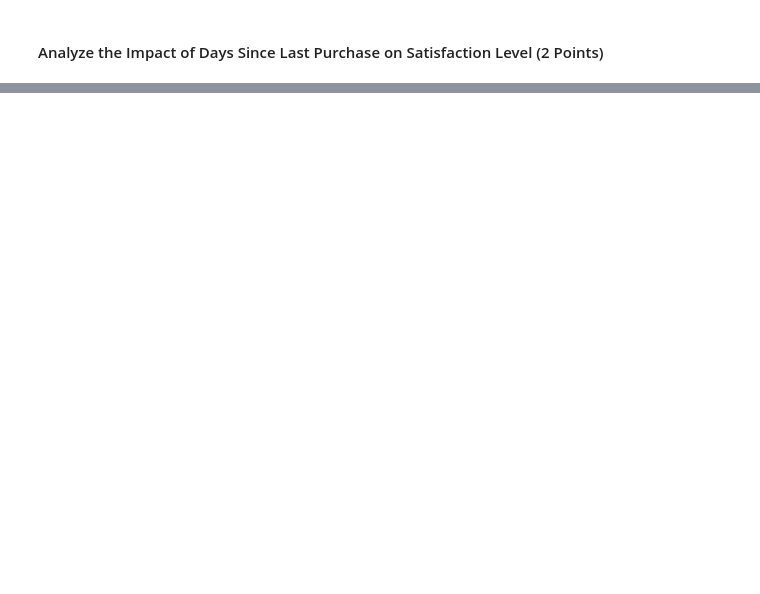
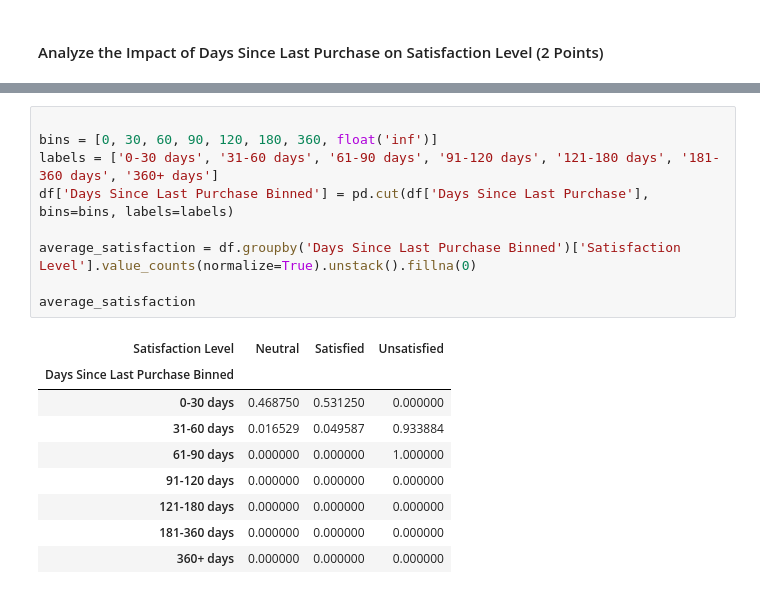
Before and after one commit to SAIRAALMAS88/SAIRAALMAS88, a Jupyter notebook: EDA_Assignment.ipynb, the cells around one changed output, grey strips where cells are left out. Drawn from its saved outputs; the diff is of its cells as text; blank space fills up the shorter version.

```diff
--- a/EDA_Assignment.ipynb
+++ b/EDA_Assignment.ipynb
@@ -333,0 +338,19 @@ plt.show()
+# %%
+
+bins = [0, 30, 60, 90, 120, 180, 360, float('inf')]
+labels = ['0-30 days', '31-60 days', '61-90 days', '91-120 days', '121-180 days', '181-360 days', '360+ days']
+df['Days Since Last Purchase Binned'] = pd.cut(df['Days Since Last Purchase'], bins=bins, labels=labels)
+
+average_satisfaction = df.groupby('Days Since Last Purchase Binned')['Satisfaction Level'].value_counts(normalize=True).unstack().fillna(0)
+
+average_satisfaction
+# %% [output]
+| Satisfaction Level | Neutral | Satisfied | Unsatisfied |
+| Days Since Last Purchase Binned |  |  |  |
+| 0-30 days | 0.468750 | 0.531250 | 0.000000 |
+| 31-60 days | 0.016529 | 0.049587 | 0.933884 |
+| 61-90 days | 0.000000 | 0.000000 | 1.000000 |
+| 91-120 days | 0.000000 | 0.000000 | 0.000000 |
+| 121-180 days | 0.000000 | 0.000000 | 0.000000 |
+| 181-360 days | 0.000000 | 0.000000 | 0.000000 |
+| 360+ days | 0.000000 | 0.000000 | 0.000000 |
```
Also changed, not shown: parts of 40 cells of this notebook.
